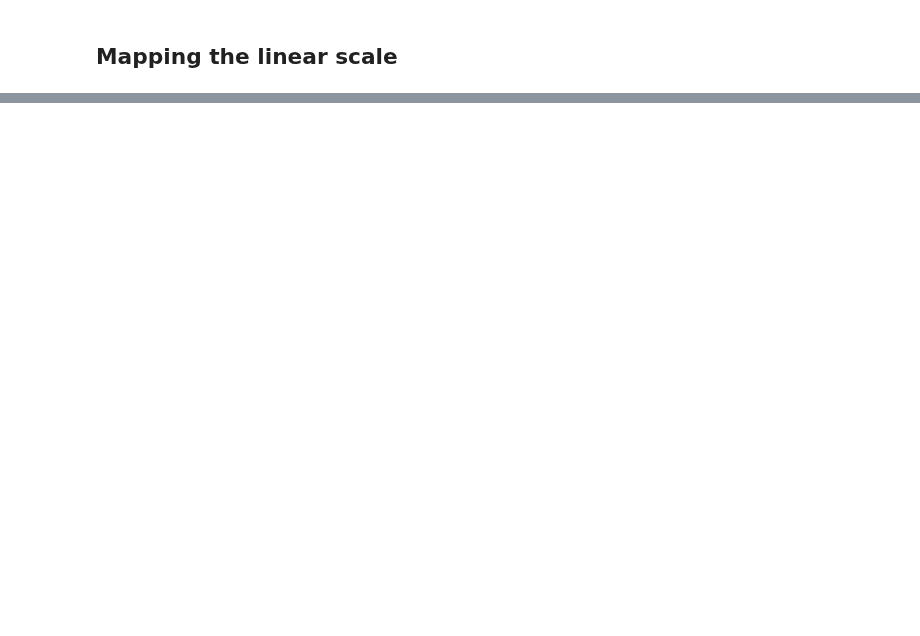
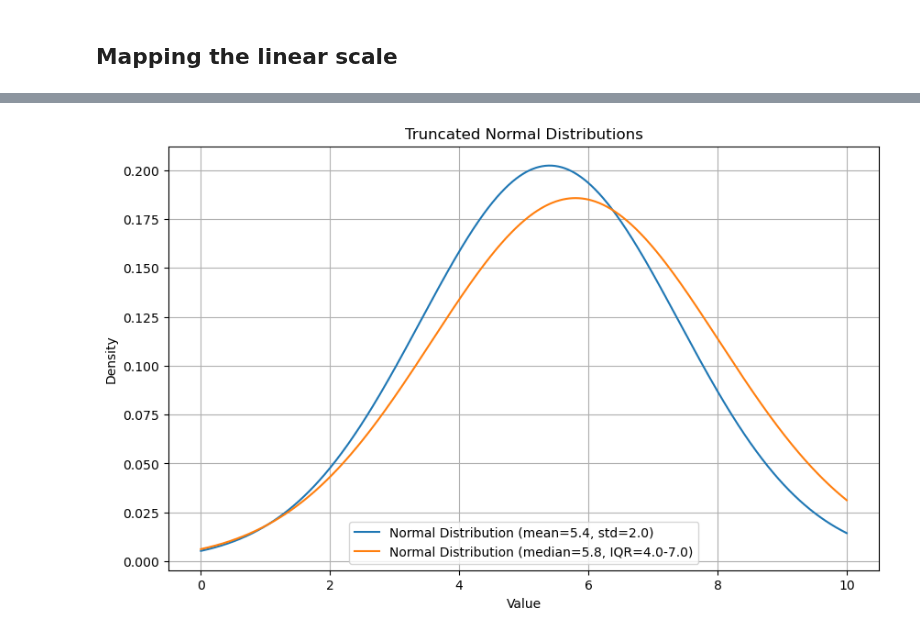
Before and after one commit to aph-research/cluster-headaches, a Jupyter notebook: Cluster headache full model.ipynb, the cells around one changed output, grey strips where cells are left out. Saved outputs shown, nothing was run; the diff lists cells and outputs as text; code cells hidden in the pictures; blank space fills up the shorter version.

```diff
--- a/Cluster headache full model.ipynb
+++ b/Cluster headache full model.ipynb
@@ -1061,3 +1065,41 @@ $\displaystyle I(x) = x \cdot \frac{M}{10}$
 $\displaystyle I(x) = \left(\frac{x}{10}\right)^p \cdot M$
 ## Custom Exponential
 ... (7 outputs left out)
+# %%
+import numpy as np
+from scipy.stats import norm
+import matplotlib.pyplot as plt
+
+# Parameters for the first normal distribution
+mean1 = 5.4
+std1 = 2.0
+
+# Parameters for the second normal distribution
+median2 = 5.8
+iqr2 = 7.0 - 4.0
+std2 = iqr2 / (2 * norm.ppf(0.75))  # Convert IQR to standard deviation
+mean2 = median2  # For a normal distribution, mean = median
+
+# Generate x values
+x = np.linspace(0, 10, 1000)
+
+# Generate y values for both distributions
+y1 = norm.pdf(x, mean1, std1)
+y2 = norm.pdf(x, mean2, std2)
+
+# Normalize the y values to ensure the area under the curve is 1
+y1 /= np.trapz(y1, x)
+y2 /= np.trapz(y2, x)
+
+# Plot the distributions
+plt.figure(figsize=(10, 6))
+plt.plot(x, y1, label=f'Normal Distribution (mean={mean1}, std={std1})')
+plt.plot(x, y2, label=f'Normal Distribution (median={median2}, IQR=4.0-7.0)')
+plt.title('Truncated Normal Distributions')
+plt.xlabel('Value')
+plt.ylabel('Density')
+plt.legend()
+plt.grid(True)
+plt.show()
+# %% [output]
+[figure, added]
```
Also changed, not shown: parts of 9 cells of this notebook, 2 other files.
